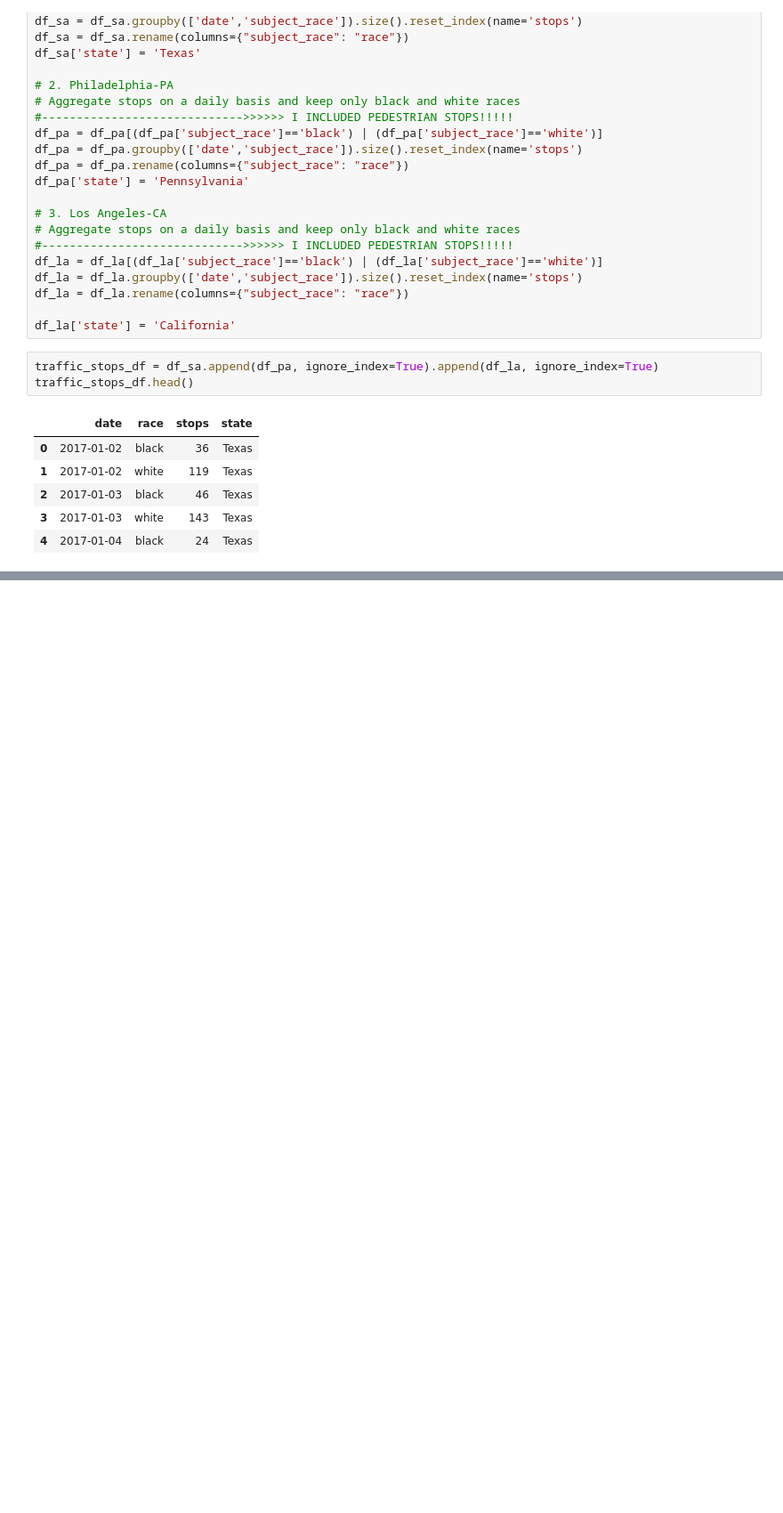
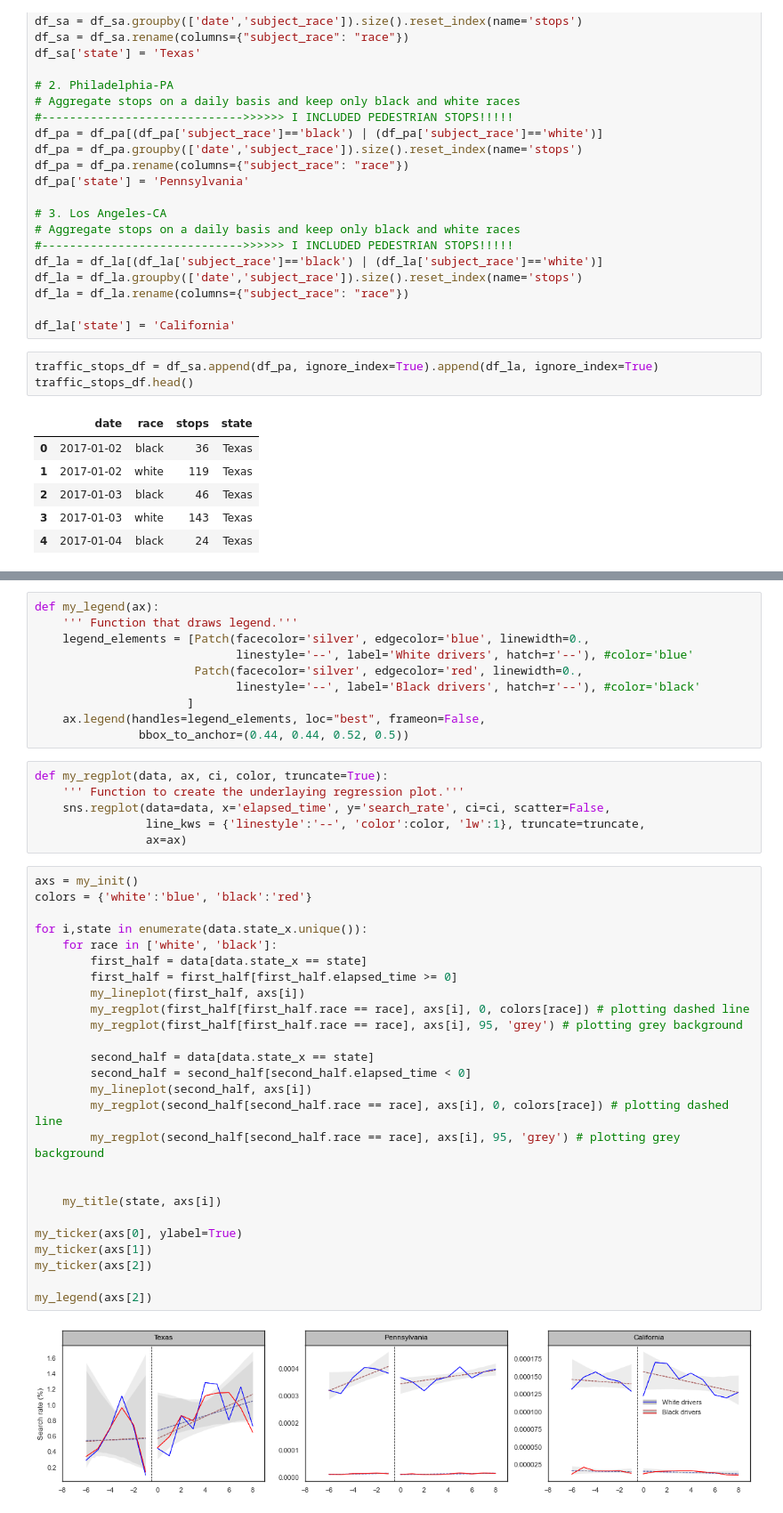
Before and after one commit to epfl-ada/ada-2020-project-milestone-p3-p3_three_musketeers, a Jupyter notebook: data_wranggling.ipynb, the cells around one changed output, grey strips where cells are left out. Shown at 89% size. Saved outputs shown, nothing was run; the diff lists cells and outputs as text; blank space fills up the shorter version.

Commit message:
made plot

```diff
--- a/data_wranggling.ipynb
+++ b/data_wranggling.ipynb
@@ -262,0 +352,44 @@ traffic_stops_census.head()
+# %%
+def my_legend(ax):
+    ''' Function that draws legend.'''
+    legend_elements = [Patch(facecolor='silver', edgecolor='blue', linewidth=0.,
+                             linestyle='--', label='White drivers', hatch=r'--'), #color='blue'
+                       Patch(facecolor='silver', edgecolor='red', linewidth=0.,
+                             linestyle='--', label='Black drivers', hatch=r'--'), #color='black'
+                      ]
+    ax.legend(handles=legend_elements, loc="best", frameon=False,
+               bbox_to_anchor=(0.44, 0.44, 0.52, 0.5))
+# %%
+def my_regplot(data, ax, ci, color, truncate=True):
+    ''' Function to create the underlaying regression plot.'''
+    sns.regplot(data=data, x='elapsed_time', y='search_rate', ci=ci, scatter=False,
+                line_kws = {'linestyle':'--', 'color':color, 'lw':1}, truncate=truncate,
+                ax=ax)
+# %%
+axs = my_init()
+colors = {'white':'blue', 'black':'red'}
+
+for i,state in enumerate(data.state_x.unique()):
+    for race in ['white', 'black']:
+        first_half = data[data.state_x == state]
+        first_half = first_half[first_half.elapsed_time >= 0]
+        my_lineplot(first_half, axs[i])
+        my_regplot(first_half[first_half.race == race], axs[i], 0, colors[race]) # plotting dashed line
+        my_regplot(first_half[first_half.race == race], axs[i], 95, 'grey') # plotting grey background
+
+        second_half = data[data.state_x == state]
+        second_half = second_half[second_half.elapsed_time < 0]
+        my_lineplot(second_half, axs[i])
+        my_regplot(second_half[second_half.race == race], axs[i], 0, colors[race]) # plotting dashed line
+        my_regplot(second_half[second_half.race == race], axs[i], 95, 'grey') # plotting grey background
+
+
+    my_title(state, axs[i])
+
+my_ticker(axs[0], ylabel=True)
+my_ticker(axs[1])
+my_ticker(axs[2])
+
+my_legend(axs[2])
+# %% [output]
+[figure, added]
```
Also changed, not shown: parts of 9 cells of this notebook.
